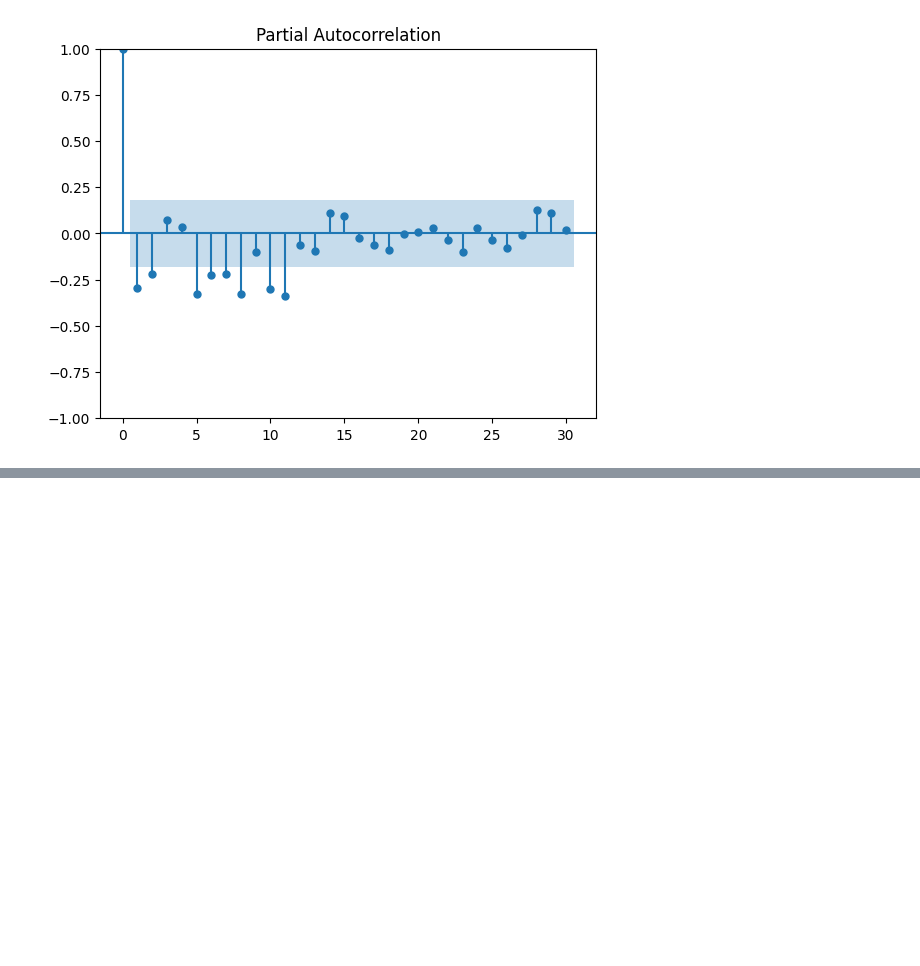
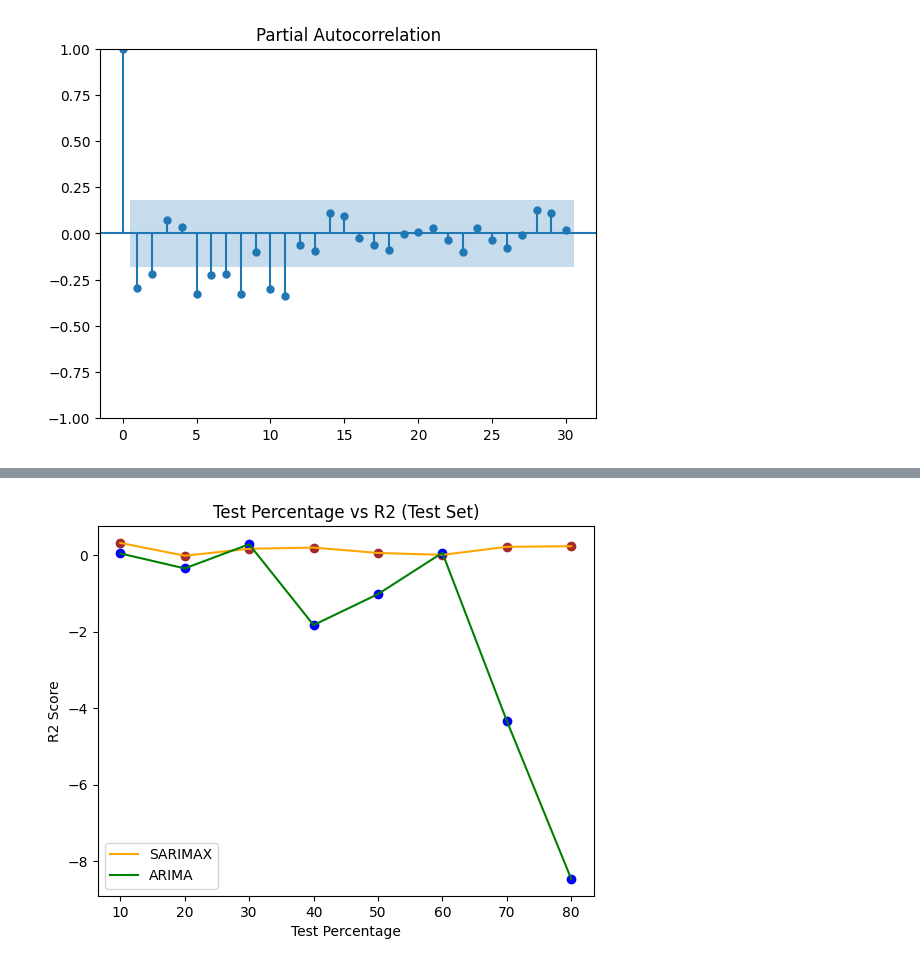
Before and after one commit to pranavkoka/Melting-Glaciers-Capstone, a Jupyter notebook: SARIMAX.ipynb, the cells around one changed output, grey strips where cells are left out. Drawn from its saved outputs; the diff is of its cells as text; code cells hidden in the pictures; blank space fills up the shorter version.

```diff
--- a/SARIMAX.ipynb
+++ b/SARIMAX.ipynb
@@ -297,3 +342,15 @@ plt.show()
+# %%
+plt.plot(test_split[0:8],error3[0:8], c='orange')
+plt.plot(test_split[0:8],error3_arima, c='green')
+plt.scatter(test_split[0:8],error3[0:8], c='brown')
+plt.scatter(test_split[0:8],error3_arima, c='blue')
+plt.legend(["SARIMAX", "ARIMA"])
+plt.xlabel("Test Percentage")
+plt.ylabel("R2 Score")
+plt.title("Test Percentage vs R2 (Test Set)")
+plt.show()
+# %% [output]
+[figure, added]
 # %%
 params = run_SARIMAX(target, exog_diff, 10).params
 params
```
Also changed, not shown: parts of 10 cells of this notebook, 1 other file.
